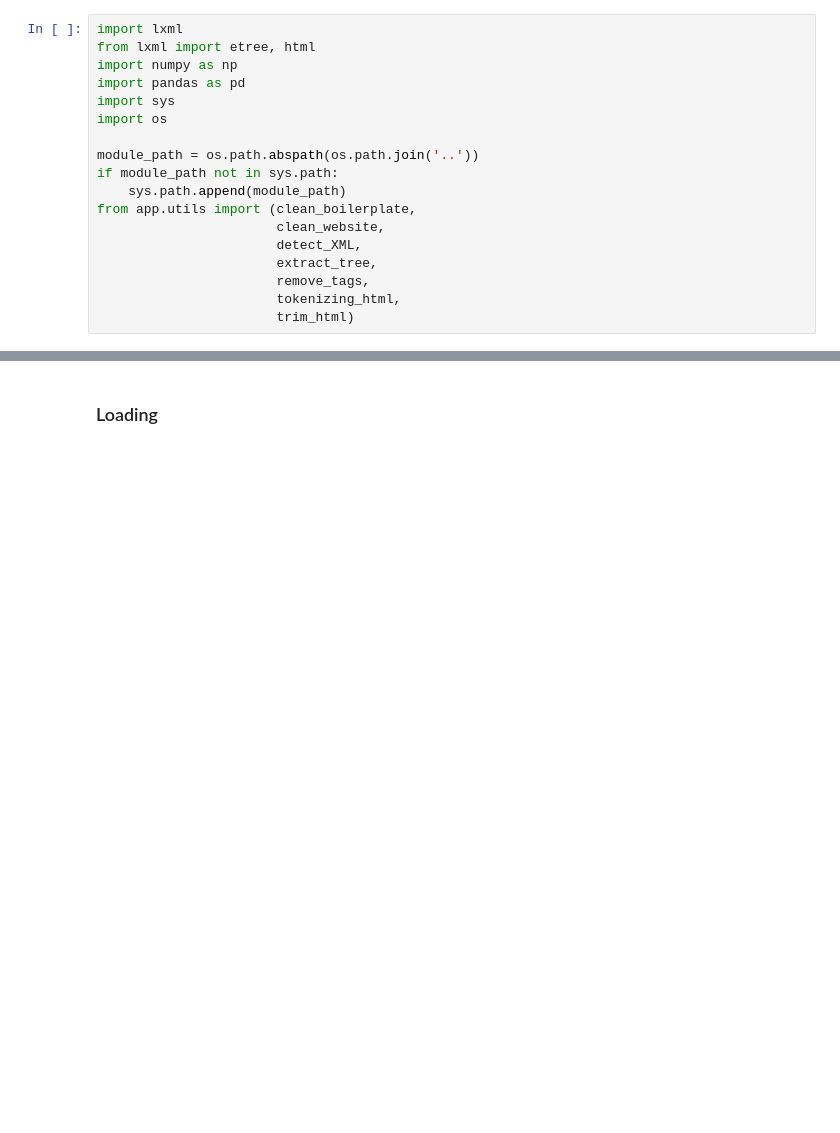
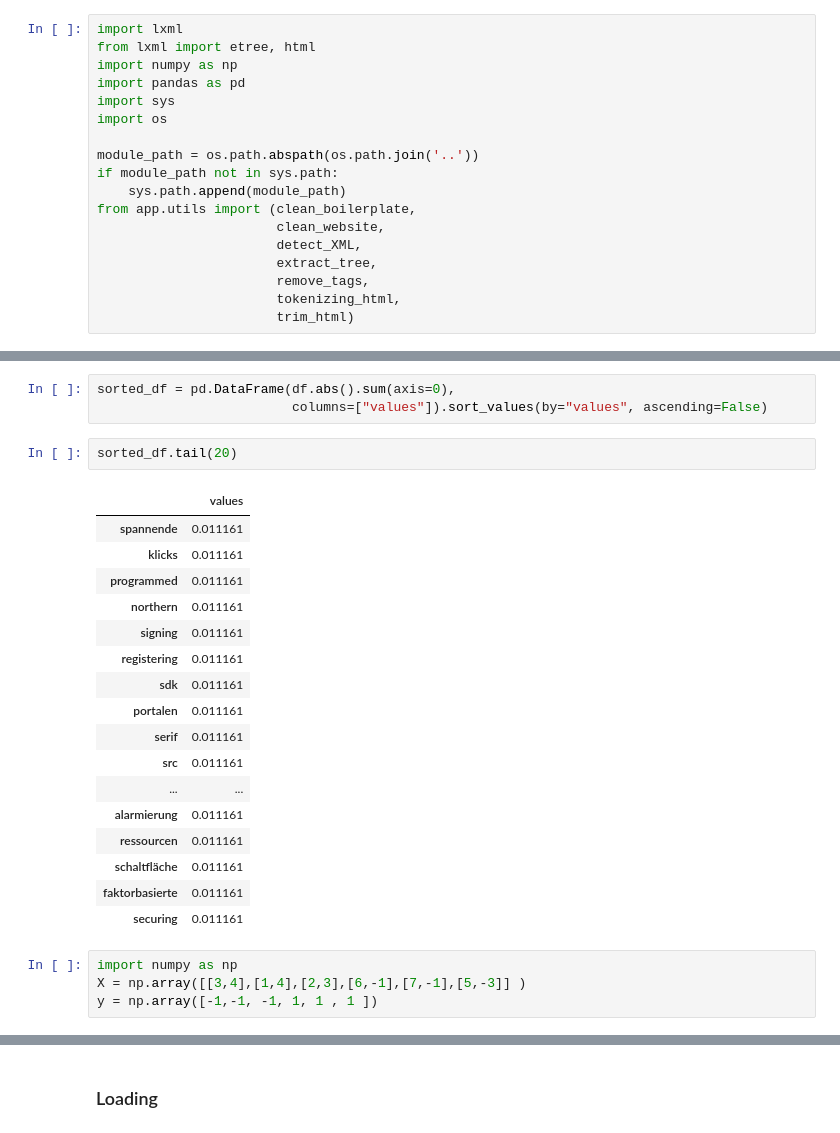
Before and after one commit to realjanpaulus/industryhtml, a Jupyter notebook: notebooks/test.ipynb, the cells around one changed output, grey strips where cells are left out. Cells and saved outputs as stored; diff of their text form; blank space fills up the shorter version.

```diff
--- a/notebooks/test.ipynb
+++ b/notebooks/test.ipynb
@@ -22,0 +247,27 @@ from app.utils import (clean_boilerplate,
+# %%
+sorted_df = pd.DataFrame(df.abs().sum(axis=0),
+                         columns=["values"]).sort_values(by="values", ascending=False)
+# %%
+sorted_df.tail(20)
+# %% [output]
+|  | values |
+| spannende | 0.011161 |
+| klicks | 0.011161 |
+| programmed | 0.011161 |
+| northern | 0.011161 |
+| signing | 0.011161 |
+| registering | 0.011161 |
+| sdk | 0.011161 |
+| portalen | 0.011161 |
+| serif | 0.011161 |
+| src | 0.011161 |
+| ... | ... |
+| alarmierung | 0.011161 |
+| ressourcen | 0.011161 |
+| schaltfläche | 0.011161 |
+| faktorbasierte | 0.011161 |
+| securing | 0.011161 |
+# %%
+import numpy as np
+X = np.array([[3,4],[1,4],[2,3],[6,-1],[7,-1],[5,-3]] )
+y = np.array([-1,-1, -1, 1, 1 , 1 ])
```
Also changed, not shown: parts of 24 cells of this notebook, 3 other files.
